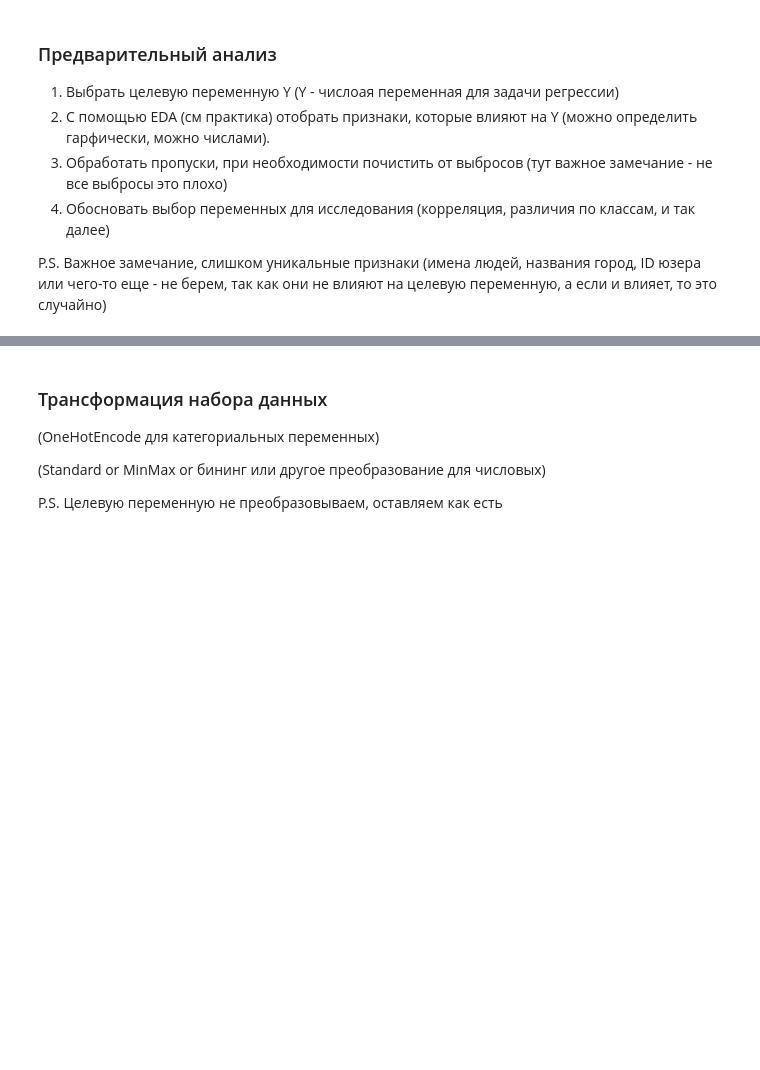
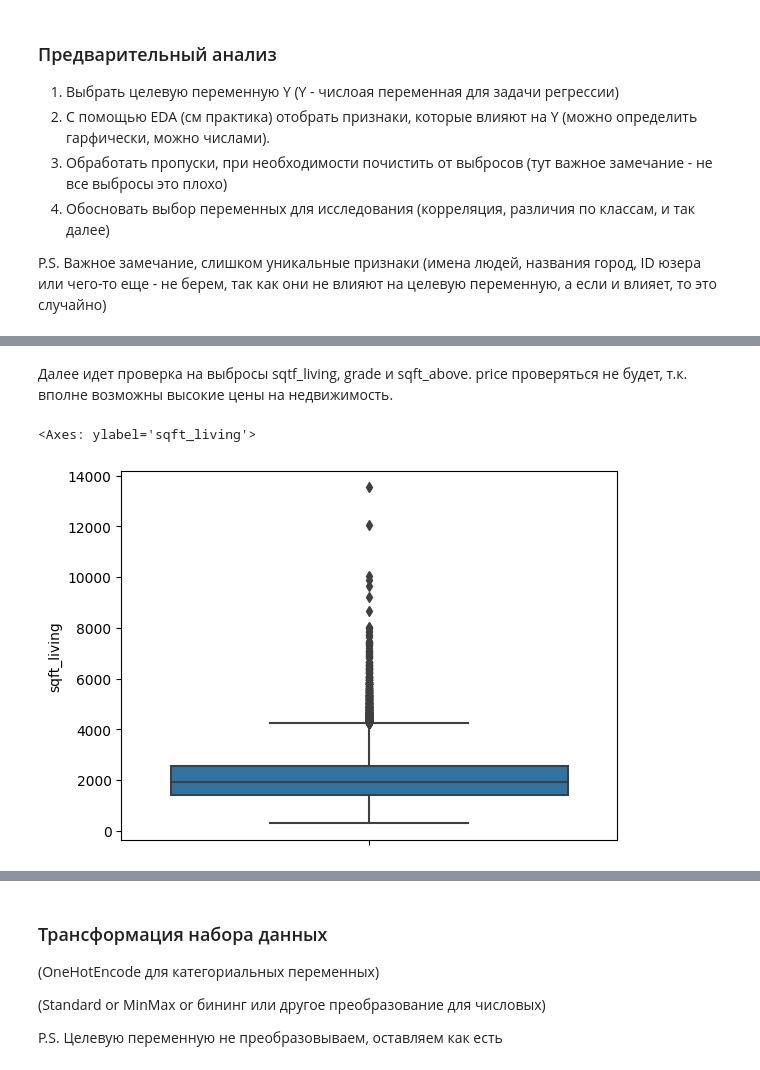
Before and after one commit to TheGodseeker/ML_PR, a Jupyter notebook: Задание_5.ipynb, the cells around one changed output, grey strips where cells are left out. Cells and saved outputs as stored; diff of their text form; code cells hidden in the pictures; blank space fills up the shorter version.

```diff
--- a/Задание_5.ipynb
+++ b/Задание_5.ipynb
@@ -23,0 +109,9 @@ P.S. Важное замечание, слишком уникальные при
+# %% [markdown]
+Далее идет проверка на выбросы sqtf_living, grade и sqft_above. price проверяться не будет, т.к. вполне возможны высокие цены на недвижимость.
+# %%
+#проверяем на выбросы sqtf_living
+
+sns.boxplot(data = df, y = 'sqft_living')
+# %% [output]
+<Axes: ylabel='sqft_living'>
+[figure, added]
```
Also changed, not shown: parts of 16 cells of this notebook.
